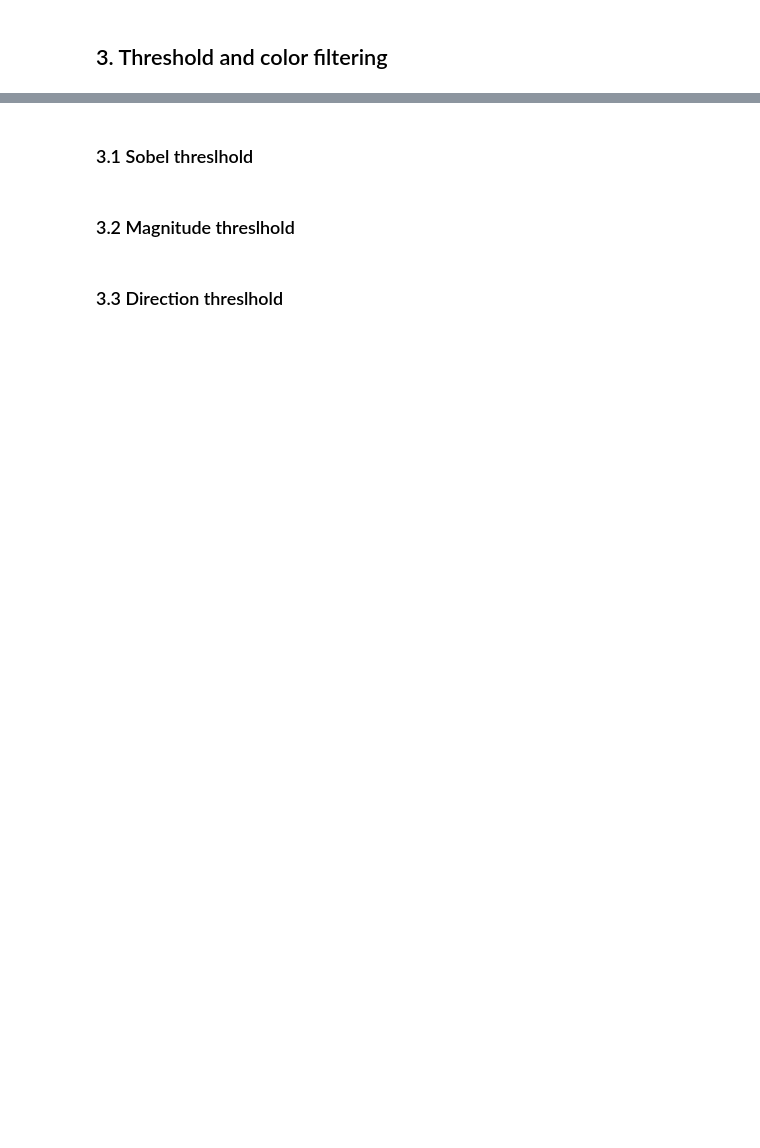
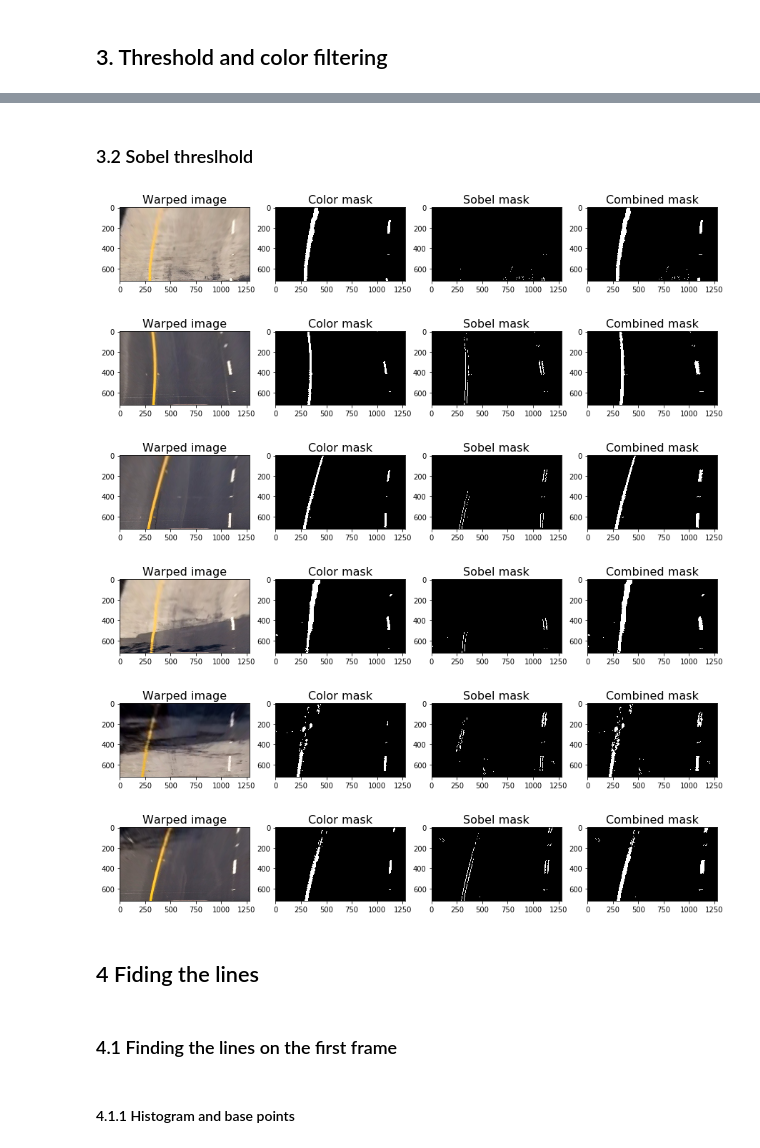
Before and after one commit to edgarcgarzon/CarND-Advanced-Lane-Lines-P4, a Jupyter notebook: AdvancedLaneLines.ipynb, the cells around one changed output, grey strips where cells are left out. Cells and saved outputs as stored; diff of their text form; code cells hidden in the pictures; blank space fills up the shorter version.

```diff
--- a/AdvancedLaneLines.ipynb
+++ b/AdvancedLaneLines.ipynb
@@ -309,6 +309,69 @@ for img in imgs:
 # %% [markdown]
-### 3.1 Sobel threslhold
+### 3.2 Sobel threslhold
-# %% [markdown]
-### 3.2 Magnitude threslhold
-# %% [markdown]
-### 3.3 Direction threslhold
+# %%
+def absSobelThresh(img, orient='x', sobel_kernel=3, thresh=(0, 255)):
+    # Convert to grayscale
+    gray = cv2.cvtColor(img, cv2.COLOR_RGB2GRAY)
+    # Apply x or y gradient with the OpenCV Sobel() function
+    # and take the absolute value
+    if orient == 'x':
+        abs_sobel = np.absolute(cv2.Sobel(gray, cv2.CV_64F, 1, 0))
+    if orient == 'y':
+        abs_sobel = np.absolute(cv2.Sobel(gray, cv2.CV_64F, 0, 1))
+    # Rescale back to 8 bit integer
+    scaled_sobel = np.uint8(255*abs_sobel/np.max(abs_sobel))
+    # Create a copy and apply the threshold
+    binary_output = np.zeros_like(scaled_sobel)
+
+    binary_output[(scaled_sobel >= thresh[0]) & (scaled_sobel <= thresh[1])] = 1
+
+    # Return the result
+    return binary_output
+# %%
+threshVal = (50, 250)
+dirThreshVal = (45*(np.pi/180), 135*(np.pi/180))
+
+for img in imgs:
+
+    #Pipeline: Get the perspective transformation of the undistorted images
+    img = undistortImg(img, mtx, dist)
+    imgWarped, M, Mi = birdEye(img, src, dst)
+
+    #Color Mask
+    imgWhiteMask, imgWhiteDesc = HLSFilter(imgWarped, WhiteLowMask, WhiteHighMask)
+    imgYellowMask, imgYellowDesc = HLSFilter(imgWarped, YellowLowMask, YellowHighMask)
+    ImgColorMask = CombMask(imgWhiteMask, imgYellowMask)
+
+    #Sobel Mask
+    ImgSobelMask = absSobelThresh(imgWarped, orient='x', thresh = threshVal)
+    #Combined
+    ImgMask = CombMask(ImgSobelMask, ImgColorMask)
+
+
+    #display transformation images and color filter
+    f, axarr = plt.subplots(1, 4, figsize=(15,5))
+
+    axarr[0].imshow(imgWarped)
+    axarr[0].set_title('Warped image', fontsize=16)
+
+    axarr[1].imshow(ImgColorMask, cmap='gray')
+    axarr[1].set_title('Color mask', fontsize=16)
+
+    axarr[2].imshow(ImgSobelMask, cmap='gray')
+    axarr[2].set_title('Sobel mask', fontsize=16)
+
+    axarr[3].imshow(ImgMask, cmap='gray')
+    axarr[3].set_title('Combined mask', fontsize=16)
+# %% [output]
+[figure, added]
+[figure, added]
+[figure, added]
+[figure, added]
+[figure, added]
+[figure, added]
+# %% [markdown]
+## 4 Fiding the lines
+# %% [markdown]
+### 4.1 Finding the lines on the first frame
+# %% [markdown]
+#### 4.1.1 Histogram and base points
```
Also changed, not shown: parts of 13 cells of this notebook.
